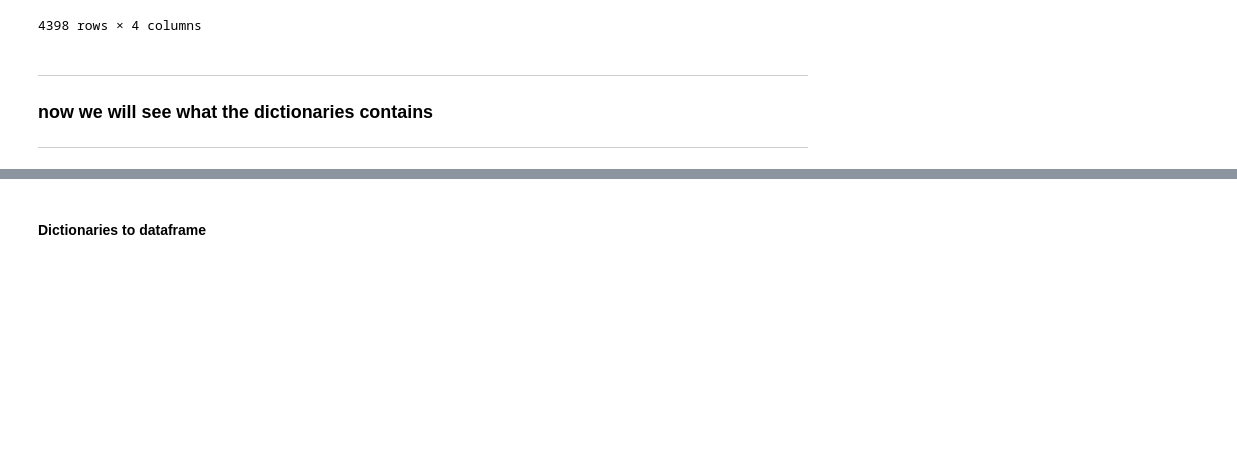
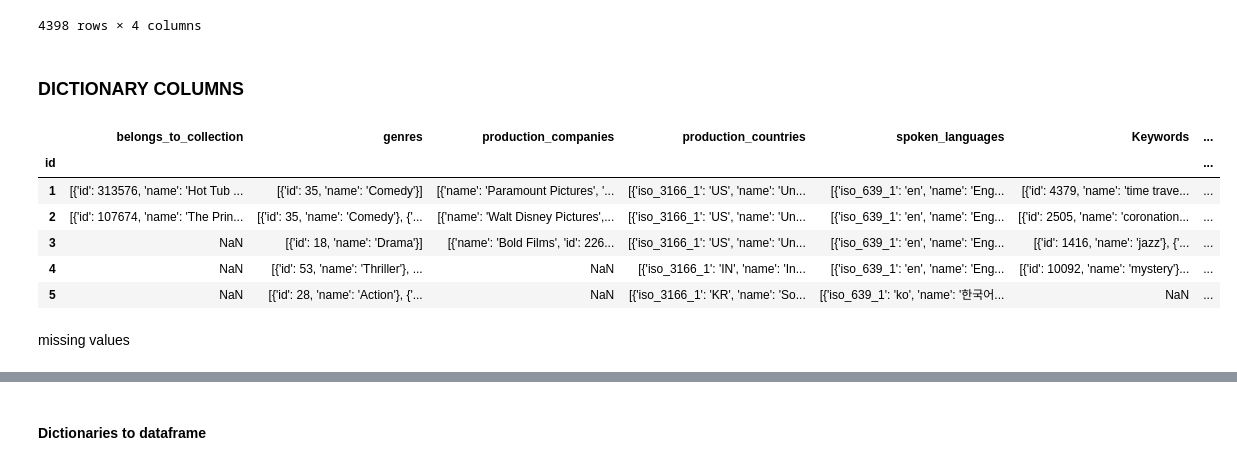
Before and after one commit to d0bando/Personal-Projects, a Jupyter notebook: Box_Office_Competition.ipynb, the cells around one changed output, grey strips where cells are left out. Saved outputs shown, nothing was run; the diff lists cells and outputs as text; code cells hidden in the pictures; blank space fills up the shorter version.

```diff
--- a/Box_Office_Competition.ipynb
+++ b/Box_Office_Competition.ipynb
@@ -689,15 +747,17 @@ RelDat_process(test)
 | 7397 | 2015 | 2 | 2 | 4 |
 | 7398 | 1962 | 9 | 3 | 20 |
 4398 rows × 4 columns
-# %% [markdown]
-
-
----
-
-
-### **now we will see what the dictionaries contains**
-
-
-
-
----
+# %% [markdown]
+### DICTIONARY COLUMNS
+# %%
+train[dict_cols].head()
+# %% [output]
+|  | belongs_to_collection | genres | production_companies | production_countries | spoken_languages | Keywords | ... |
+| id |  |  |  |  |  |  | ... |
+| 1 | [{'id': 313576, 'name': 'Hot Tub ... | [{'id': 35, 'name': 'Comedy'}] | [{'name': 'Paramount Pictures', '... | [{'iso_3166_1': 'US', 'name': 'Un... | [{'iso_639_1': 'en', 'name': 'Eng... | [{'id': 4379, 'name': 'time trave... | ... |
+| 2 | [{'id': 107674, 'name': 'The Prin... | [{'id': 35, 'name': 'Comedy'}, {'... | [{'name': 'Walt Disney Pictures',... | [{'iso_3166_1': 'US', 'name': 'Un... | [{'iso_639_1': 'en', 'name': 'Eng... | [{'id': 2505, 'name': 'coronation... | ... |
+| 3 | NaN | [{'id': 18, 'name': 'Drama'}] | [{'name': 'Bold Films', 'id': 226... | [{'iso_3166_1': 'US', 'name': 'Un... | [{'iso_639_1': 'en', 'name': 'Eng... | [{'id': 1416, 'name': 'jazz'}, {'... | ... |
+| 4 | NaN | [{'id': 53, 'name': 'Thriller'}, ... | NaN | [{'iso_3166_1': 'IN', 'name': 'In... | [{'iso_639_1': 'en', 'name': 'Eng... | [{'id': 10092, 'name': 'mystery'}... | ... |
+| 5 | NaN | [{'id': 28, 'name': 'Action'}, {'... | NaN | [{'iso_3166_1': 'KR', 'name': 'So... | [{'iso_639_1': 'ko', 'name': '한국어... | NaN | ... |
+# %% [markdown]
+missing values
```
Also changed, not shown: parts of 48 cells of this notebook.
